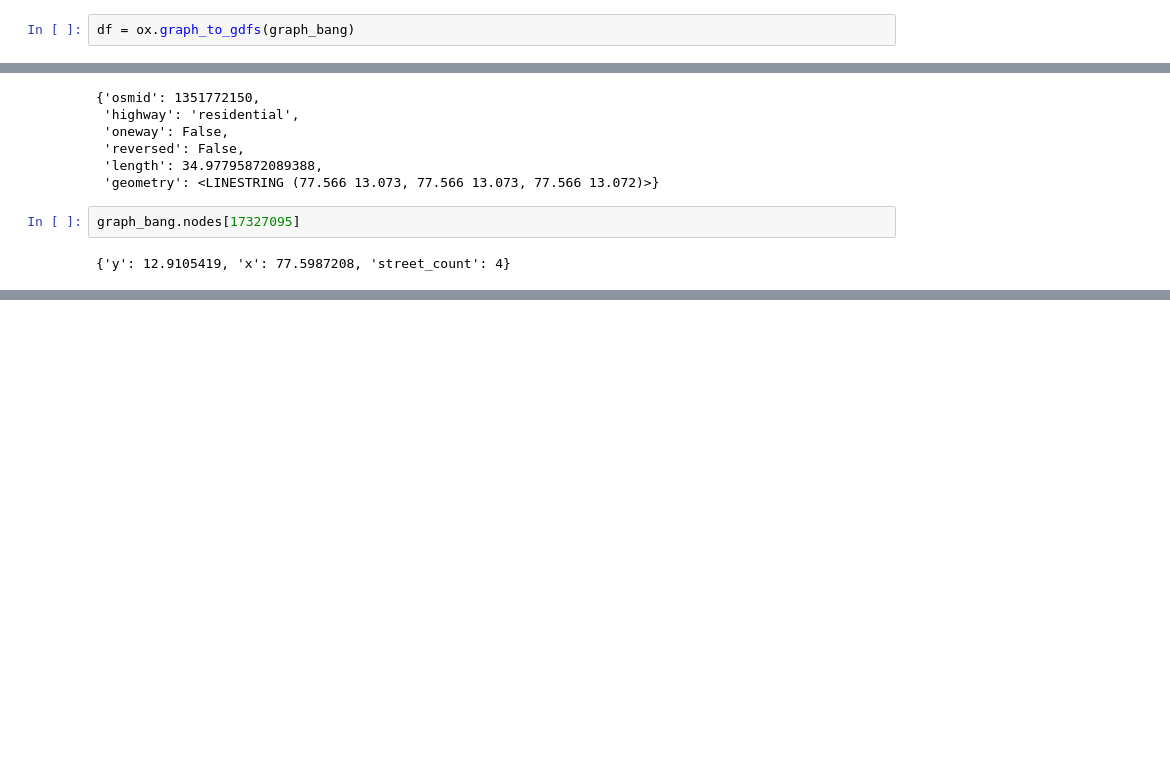
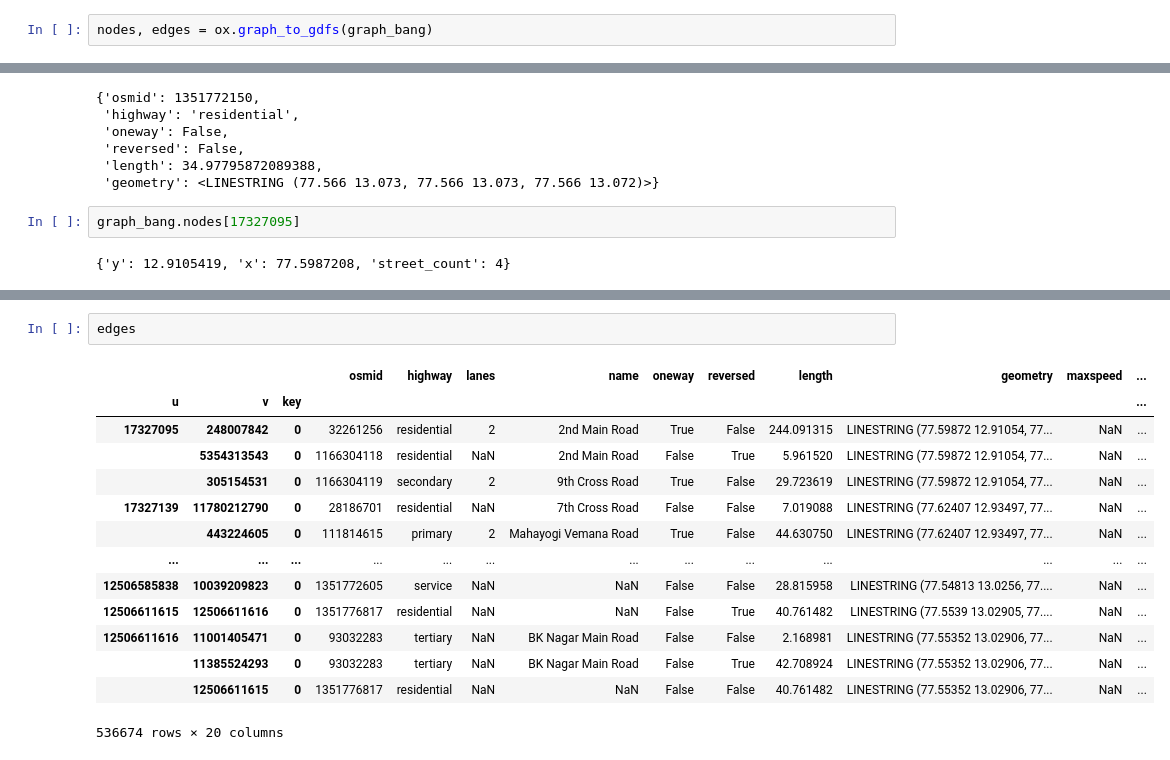
Before and after one commit to raghavcast/ETA-prediction, a Jupyter notebook: Traffic prediction.ipynb, the cells around one changed output, grey strips where cells are left out. Cells and saved outputs as stored; diff of their text form; blank space fills up the shorter version.

```diff
--- a/Traffic prediction.ipynb
+++ b/Traffic prediction.ipynb
@@ -612,5 +612,5 @@ ox.plot_graph(graph_heb)
 [figure]
 (<Figure size 800x800 with 1 Axes>, <Axes: >)
 # %%
-df = ox.graph_to_gdfs(graph_bang)
+nodes, edges = ox.graph_to_gdfs(graph_bang)
 # %%
@@ -666,3 +666,20 @@ df[0].loc[df[0]['street_count'] <= 1]
 | 12506585838 | 13.025605 | 77.548130 | 1 | NaN | NaN | NaN | NaN | POINT (77.54813 13.0256) |
 | 12506611615 | 13.029049 | 77.553899 | 1 | NaN | NaN | NaN | NaN | POINT (77.5539 13.02905) |
 50891 rows × 8 columns
+# %%
+edges
+# %% [output]
+|  |  |  | osmid | highway | lanes | name | oneway | reversed | length | geometry | maxspeed | ... |
+| u | v | key |  |  |  |  |  |  |  |  |  | ... |
+| 17327095 | 248007842 | 0 | 32261256 | residential | 2 | 2nd Main Road | True | False | 244.091315 | LINESTRING (77.59872 12.91054, 77... | NaN | ... |
+|  | 5354313543 | 0 | 1166304118 | residential | NaN | 2nd Main Road | False | True | 5.961520 | LINESTRING (77.59872 12.91054, 77... | NaN | ... |
+|  | 305154531 | 0 | 1166304119 | secondary | 2 | 9th Cross Road | True | False | 29.723619 | LINESTRING (77.59872 12.91054, 77... | NaN | ... |
+| 17327139 | 11780212790 | 0 | 28186701 | residential | NaN | 7th Cross Road | False | False | 7.019088 | LINESTRING (77.62407 12.93497, 77... | NaN | ... |
+|  | 443224605 | 0 | 111814615 | primary | 2 | Mahayogi Vemana Road | True | False | 44.630750 | LINESTRING (77.62407 12.93497, 77... | NaN | ... |
+| ... | ... | ... | ... | ... | ... | ... | ... | ... | ... | ... | ... | ... |
+| 12506585838 | 10039209823 | 0 | 1351772605 | service | NaN | NaN | False | False | 28.815958 | LINESTRING (77.54813 13.0256, 77.... | NaN | ... |
+| 12506611615 | 12506611616 | 0 | 1351776817 | residential | NaN | NaN | False | True | 40.761482 | LINESTRING (77.5539 13.02905, 77.... | NaN | ... |
+| 12506611616 | 11001405471 | 0 | 93032283 | tertiary | NaN | BK Nagar Main Road | False | False | 2.168981 | LINESTRING (77.55352 13.02906, 77... | NaN | ... |
+|  | 11385524293 | 0 | 93032283 | tertiary | NaN | BK Nagar Main Road | False | True | 42.708924 | LINESTRING (77.55352 13.02906, 77... | NaN | ... |
+|  | 12506611615 | 0 | 1351776817 | residential | NaN | NaN | False | False | 40.761482 | LINESTRING (77.55352 13.02906, 77... | NaN | ... |
+536674 rows × 20 columns
```
Also changed, not shown: parts of 2 cells of this notebook.
